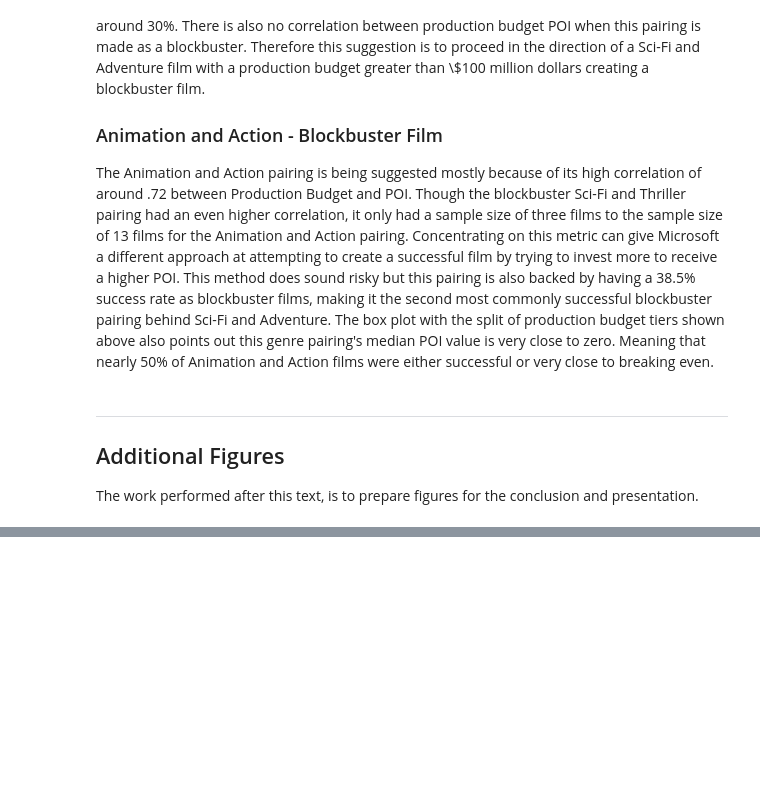
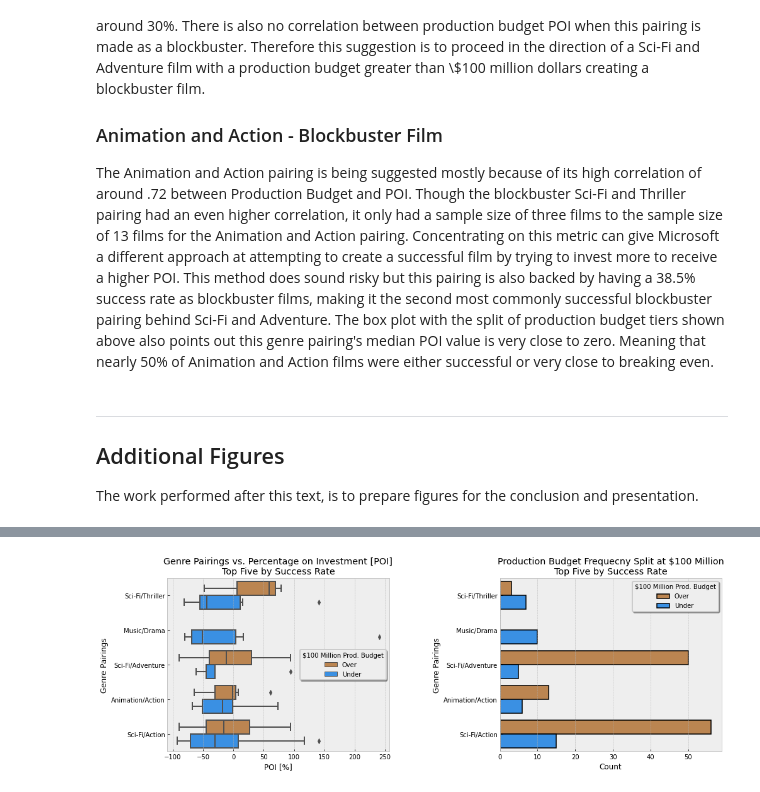
Before and after one commit to cschneck7/phase-1-project, a Jupyter notebook: index.ipynb, the cells around one changed output, grey strips where cells are left out. Cells and saved outputs as stored; diff of their text form; code cells hidden in the pictures; blank space fills up the shorter version.

```diff
--- a/index.ipynb
+++ b/index.ipynb
@@ -1225,39 +1706,41 @@ First plot is a box plot for Genre Pairings vs. POI
 Splitting each to two categories for films over and under 100 million production budget
 
 Second plot is a bar graph showing the sample count for each production budget tier
 '''
 fig, axes = plt.subplots(figsize=(14,5), ncols=2, nrows=1)
 
 # Creates boxplot for genre pairings vs POI
-sns.boxplot(data=df_top10_gt30milPB, x='adj_POI', y='genre_pairing',
+sns.boxplot(data=df_top5_gt30milPB, x='adj_POI', y='genre_pairing',
             hue='pb_100mil', hue_order=['Over', 'Under'],
-            order=df_top10.genre, palette=['peru', 'dodgerblue'],
+            order=df_top5.genre, palette=['peru', 'dodgerblue'],
             ax=axes[0]);
 axes[0].set_xlabel('POI [%]');
 axes[0].set_ylabel('Genre Pairings');
-axes[0].set_title('Genre Pairings vs. Percentage on Investment [POI]\nTop Ten by Success Rate');
+axes[0].set_title('Genre Pairings vs. Percentage on Investment [POI]\nTop Five by Success Rate');
 leg = axes[0].legend(title='$100 Million Prod. Budget', shadow=True);
 leg.get_frame().set_linewidth(2)
 
 # Finds the Count for each prod budget tier
-df_PBt_count = df_top10_gt30milPB.groupby(['genre_pairing', 'pb_100mil'])['production_budget'].count()
+df_PBt_count = df_top5_gt30milPB.groupby(['genre_pairing', 'pb_100mil'])['production_budget'].count()
 # Reset Index
 df_PBt_count = df_PBt_count.reset_index()
 # Fixing column name
 df_PBt_count.rename(columns={'production_budget': 'tot_films'}, inplace=True)
 
 # Creates bar plot for production budget frequency
 sns.barplot(data=df_PBt_count ,x='tot_films', y='genre_pairing', hue='pb_100mil',
-            order=df_top10.genre, palette=['peru', 'dodgerblue'], edgecolor='black',
+            order=df_top5.genre, palette=['peru', 'dodgerblue'], edgecolor='black',
             linewidth=1.5 , ax=axes[1])
 axes[1].set_xlabel('Count');
 axes[1].set_ylabel('Genre Pairings');
-axes[1].set_title('Production Budget Frequecny Split at $100 Million\nTop Ten by Success Rate');
+axes[1].set_title('Production Budget Frequecny Split at $100 Million\nTop Five by Success Rate');
 leg = axes[1].legend(title='$100 Million Prod. Budget', shadow=True);
 leg.get_frame().set_linewidth(2)
 
 plt.tight_layout();
 plt.subplots_adjust(wspace=.5)
+# %% [output]
+[figure, added]
 # %%
 '''
 Creates a scatter plot containing correlation coefficient of production budget
```
Also changed, not shown: parts of 66 cells of this notebook, 8 other files.
